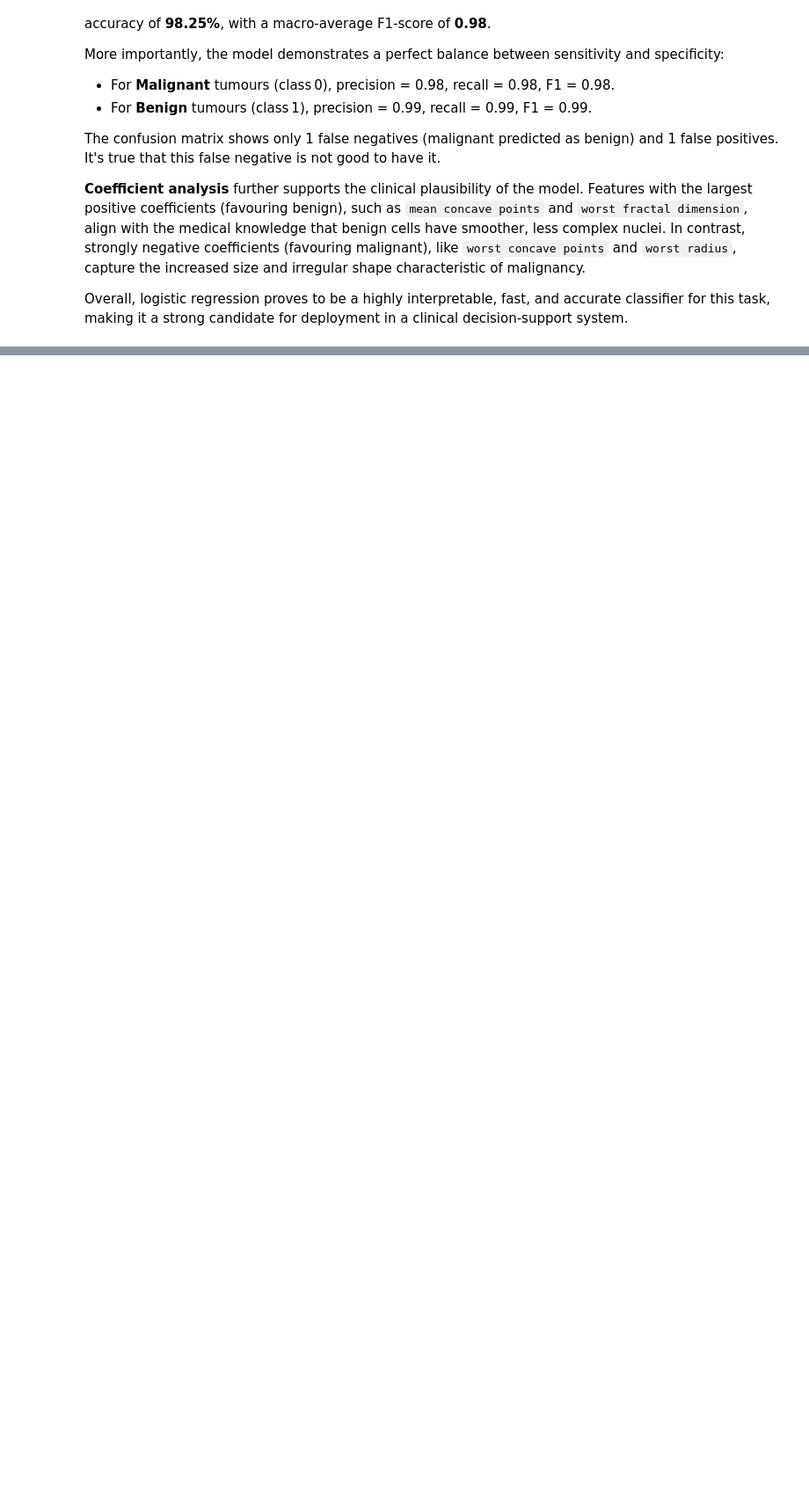
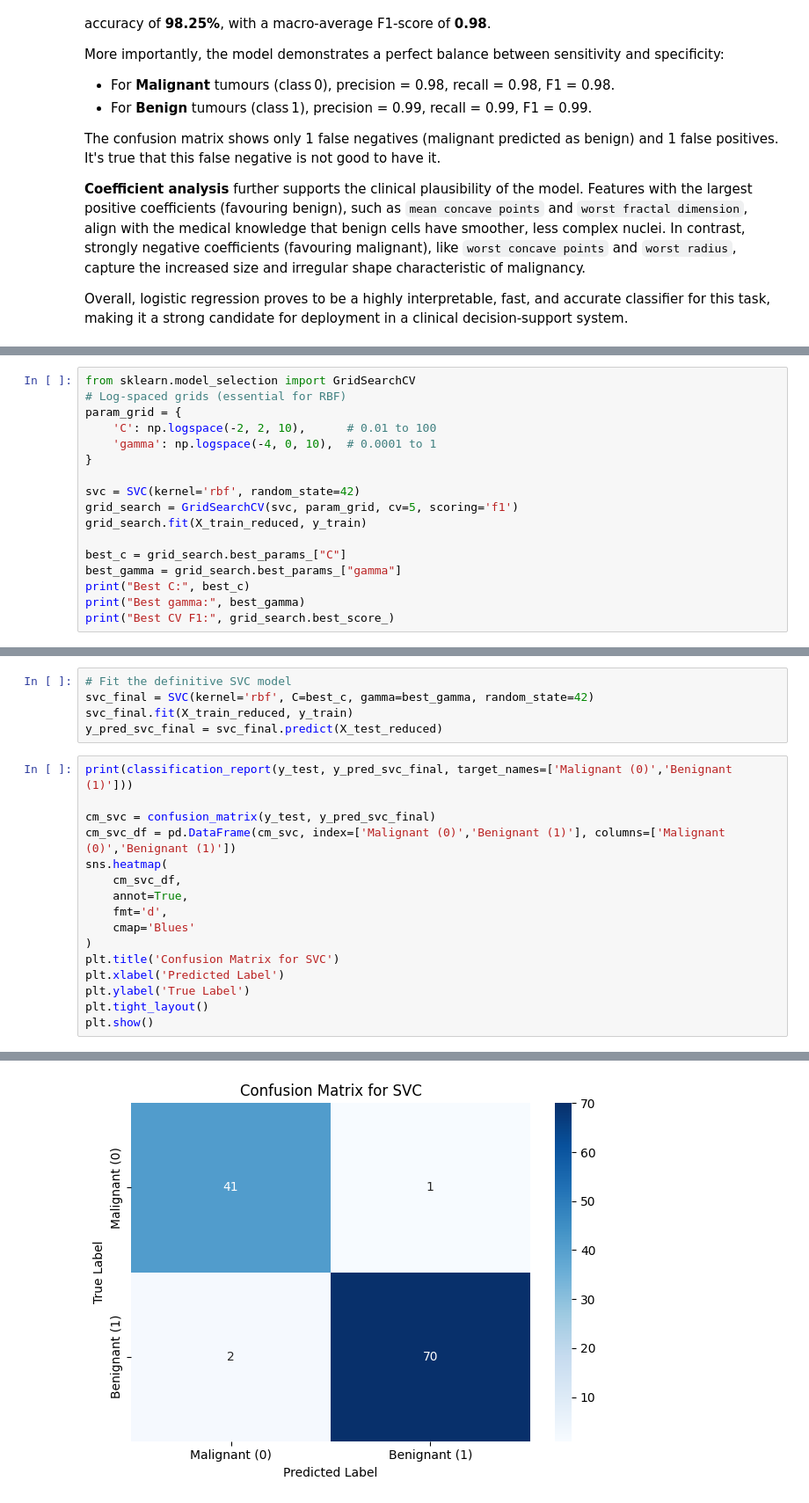
Before and after one commit to Juliagc22/A2-Machine-Learning, a Jupyter notebook: Team14_Supervised_Learning.ipynb, the cells around one changed output, grey strips where cells are left out. Shown at 88% size. Saved outputs shown, nothing was run; the diff lists cells and outputs as text; blank space fills up the shorter version.

```diff
--- a/Team14_Supervised_Learning.ipynb
+++ b/Team14_Supervised_Learning.ipynb
@@ -506,0 +559,17 @@ Overall, logistic regression proves to be a highly interpretable, fast, and accu
+# %%
+from sklearn.model_selection import GridSearchCV
+# Log-spaced grids (essential for RBF)
+param_grid = {
+    'C': np.logspace(-2, 2, 10),      # 0.01 to 100
+    'gamma': np.logspace(-4, 0, 10),  # 0.0001 to 1
+}
+
+svc = SVC(kernel='rbf', random_state=42)
+grid_search = GridSearchCV(svc, param_grid, cv=5, scoring='f1')
+grid_search.fit(X_train_reduced, y_train)
+
+best_c = grid_search.best_params_["C"]
+best_gamma = grid_search.best_params_["gamma"]
+print("Best C:", best_c)
+print("Best gamma:", best_gamma)
+print("Best CV F1:", grid_search.best_score_)
@@ -506,0 +608,22 @@ Overall, logistic regression proves to be a highly interpretable, fast, and accu
+# %%
+# Fit the definitive SVC model
+svc_final = SVC(kernel='rbf', C=best_c, gamma=best_gamma, random_state=42)
+svc_final.fit(X_train_reduced, y_train)
+y_pred_svc_final = svc_final.predict(X_test_reduced)
+# %%
+print(classification_report(y_test, y_pred_svc_final, target_names=['Malignant (0)','Benignant (1)']))
+
+cm_svc = confusion_matrix(y_test, y_pred_svc_final)
+cm_svc_df = pd.DataFrame(cm_svc, index=['Malignant (0)','Benignant (1)'], columns=['Malignant (0)','Benignant (1)'])
+sns.heatmap(
+    cm_svc_df,
+    annot=True,
+    fmt='d',
+    cmap='Blues'
+)
+plt.title('Confusion Matrix for SVC')
+plt.xlabel('Predicted Label')
+plt.ylabel('True Label')
+plt.tight_layout()
+plt.show()
+# %% [output]
@@ -506,0 +638 @@ Overall, logistic regression proves to be a highly interpretable, fast, and accu
+[figure, added]
```
Also changed, not shown: parts of 15 cells of this notebook.
